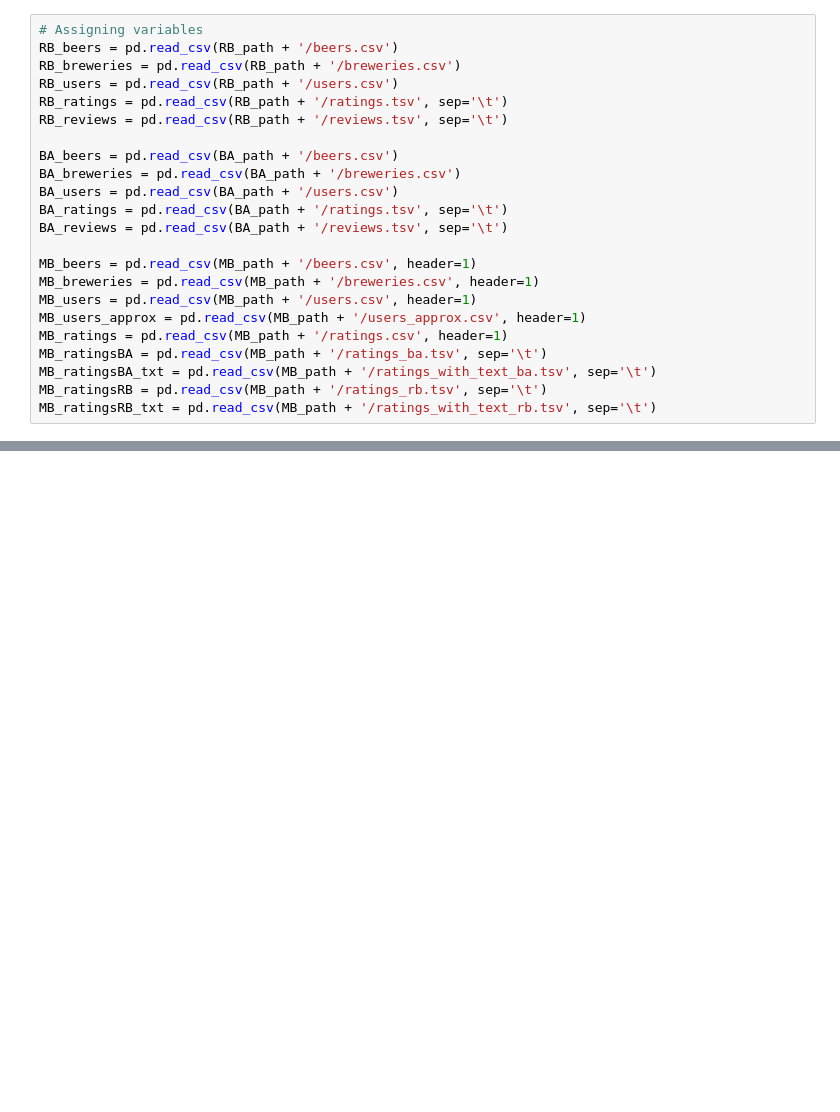
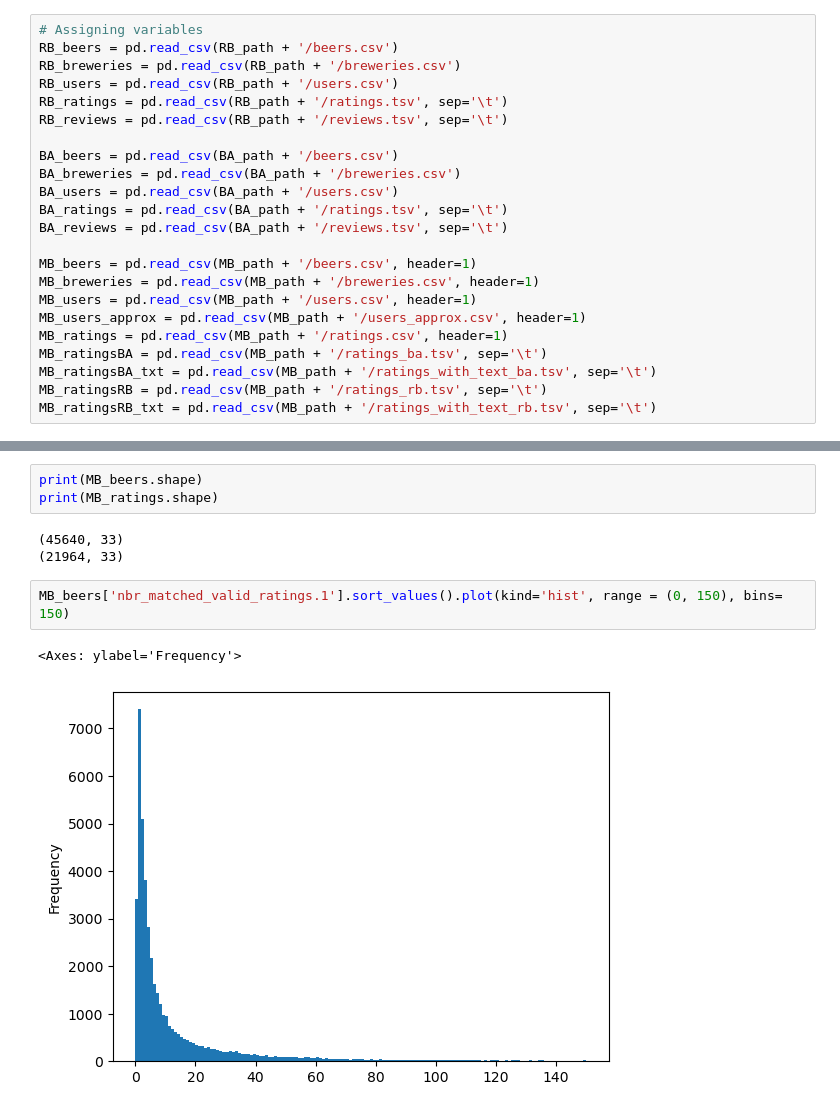
Before and after one commit to epfl-ada/ada-2023-project-adacadabra2023, a Jupyter notebook: Project_v2.ipynb, the cells around one changed output, grey strips where cells are left out. Saved outputs shown, nothing was run; the diff lists cells and outputs as text; blank space fills up the shorter version.

```diff
--- a/Project_v2.ipynb
+++ b/Project_v2.ipynb
@@ -103,0 +107,11 @@ users['nbr_ratings'].sort_values(ascending=False).plot(kind='hist', range = (20,
+# %%
+print(MB_beers.shape)
+print(MB_ratings.shape)
+# %% [output]
+(45640, 33)
+(21964, 33)
+# %%
+MB_beers['nbr_matched_valid_ratings.1'].sort_values().plot(kind='hist', range = (0, 150), bins= 150)
+# %% [output]
+<Axes: ylabel='Frequency'>
+[figure, added]
```
Also changed, not shown: parts of 18 cells of this notebook.
